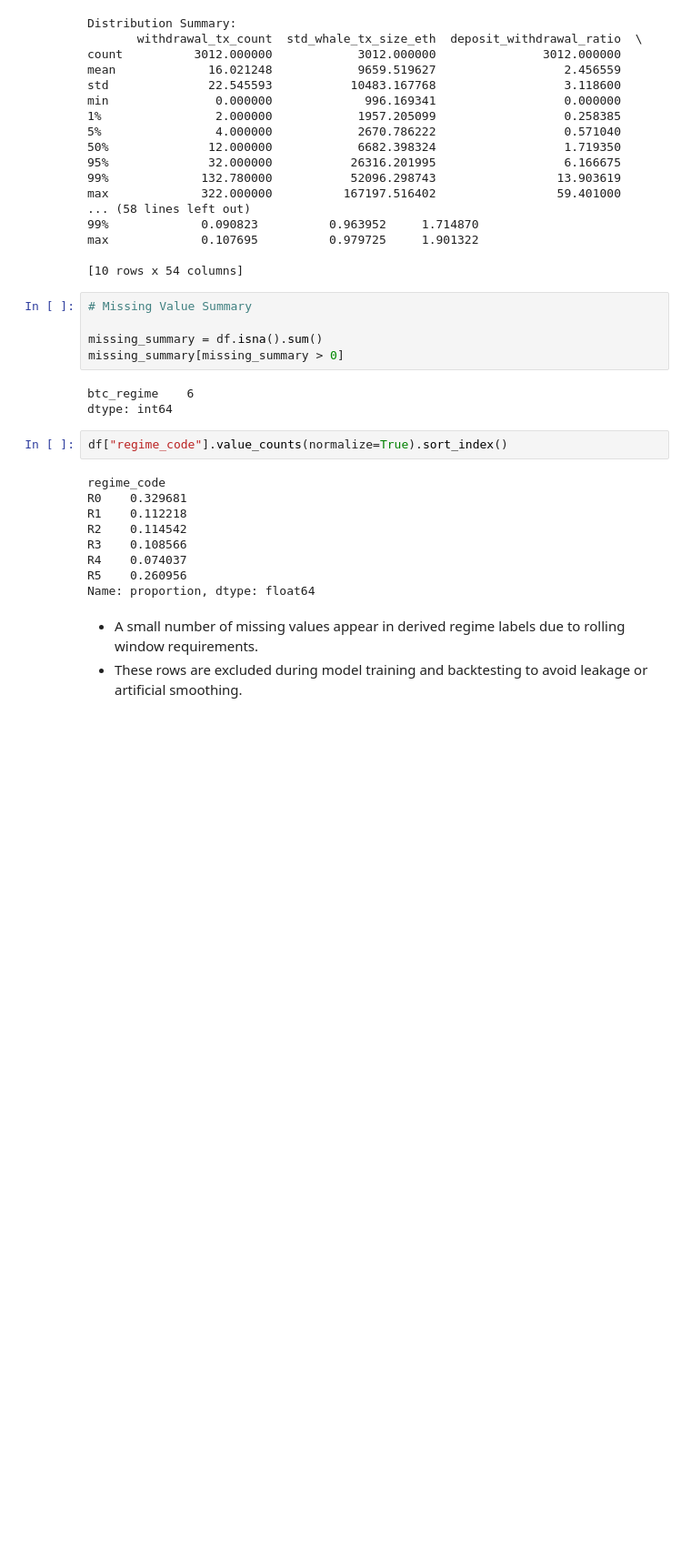
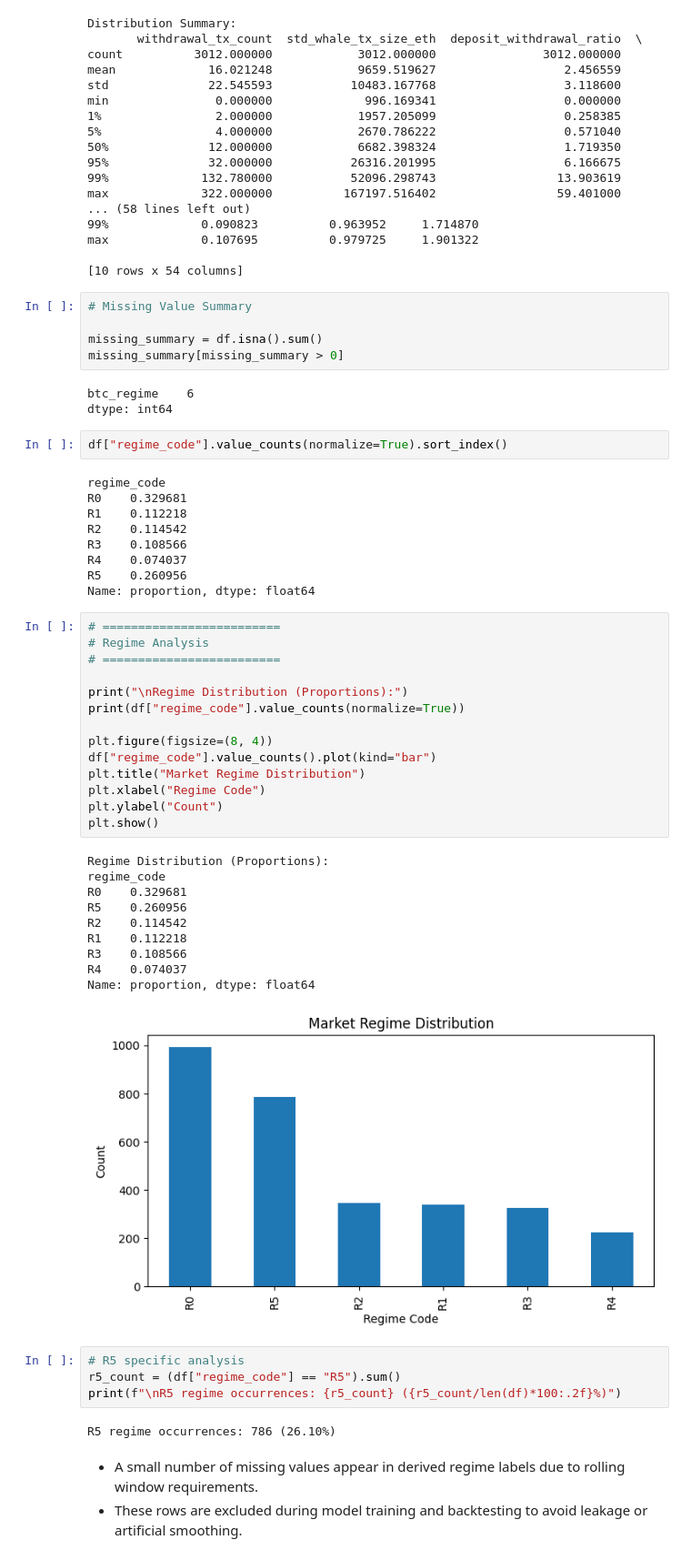
Before and after one commit to FirstBML/Whale-Movement-Based-Price-Direction-Generator-V2, a Jupyter notebook: WhalesIntent/Intent/Data_Prep&EDA.ipynb, the cells around one changed output. Shown at 91% size. Cells and saved outputs as stored; diff of their text form; blank space fills up the shorter version.

```diff
--- a/WhalesIntent/Intent/Data_Prep&EDA.ipynb
+++ b/WhalesIntent/Intent/Data_Prep&EDA.ipynb
@@ -148,6 +148,37 @@ R3    0.108566
 R4    0.074037
 R5    0.260956
 Name: proportion, dtype: float64
+# %%
+# =========================
+# Regime Analysis
+# =========================
+
+print("\nRegime Distribution (Proportions):")
+print(df["regime_code"].value_counts(normalize=True))
+
+plt.figure(figsize=(8, 4))
+df["regime_code"].value_counts().plot(kind="bar")
+plt.title("Market Regime Distribution")
+plt.xlabel("Regime Code")
+plt.ylabel("Count")
+plt.show()
+# %% [output]
+Regime Distribution (Proportions):
+regime_code
+R0    0.329681
+R5    0.260956
+R2    0.114542
+R1    0.112218
+R3    0.108566
+R4    0.074037
+Name: proportion, dtype: float64
+[figure, added]
+# %%
+# R5 specific analysis
+r5_count = (df["regime_code"] == "R5").sum()
+print(f"\nR5 regime occurrences: {r5_count} ({r5_count/len(df)*100:.2f}%)")
+# %% [output]
+R5 regime occurrences: 786 (26.10%)
 # %% [markdown]
 - A small number of missing values appear in derived regime labels due to rolling window requirements.
 - These rows are excluded during model training and backtesting to avoid leakage or artificial smoothing.
```
Also changed, not shown: parts of 24 cells of this notebook.
